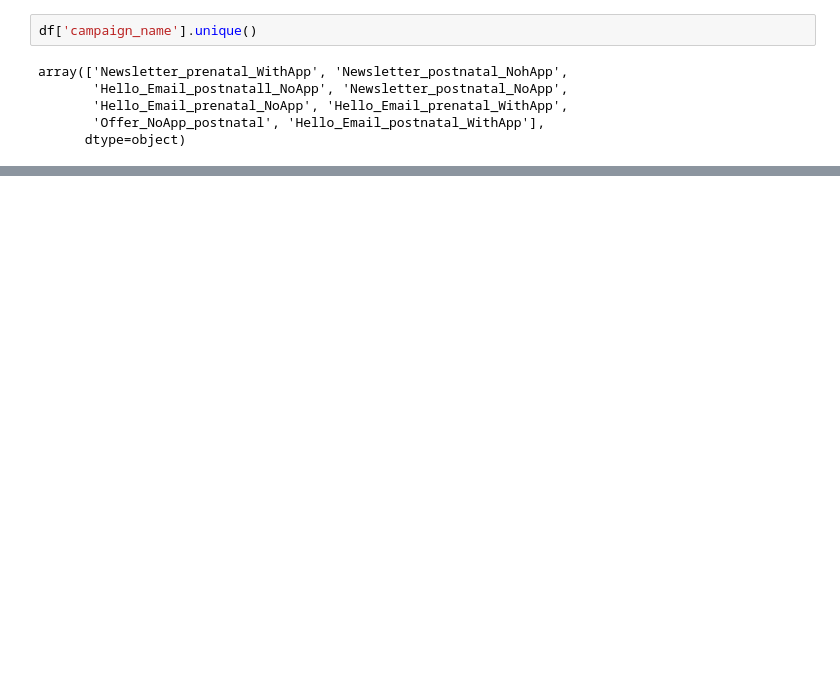
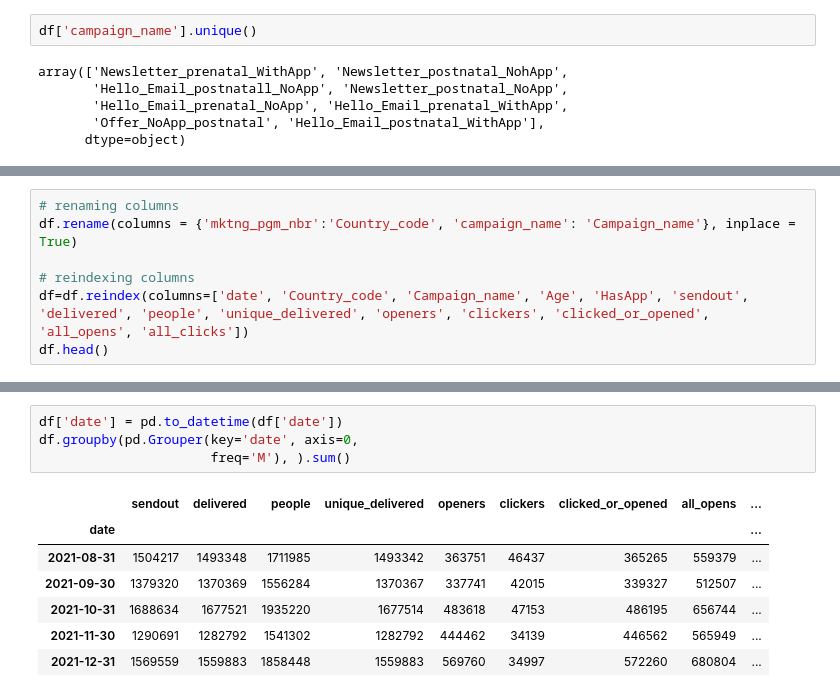
Before and after one commit to amansingla444/Data-Cleaning-and-Visualization-with-Python, a Jupyter notebook: code.ipynb, the cells around one changed output, grey strips where cells are left out. Saved outputs shown, nothing was run; the diff lists cells and outputs as text; blank space fills up the shorter version.

```diff
--- a/code.ipynb
+++ b/code.ipynb
@@ -78,0 +81,7 @@ array(['Newsletter_prenatal_WithApp', 'Newsletter_postnatal_NoApp',
+# %%
+# renaming columns
+df.rename(columns = {'mktng_pgm_nbr':'Country_code', 'campaign_name': 'Campaign_name'}, inplace = True)
+
+# reindexing columns
+df=df.reindex(columns=['date', 'Country_code', 'Campaign_name', 'Age', 'HasApp', 'sendout', 'delivered', 'people', 'unique_delivered', 'openers', 'clickers', 'clicked_or_opened', 'all_opens', 'all_clicks'])
+df.head()
@@ -78,0 +95,12 @@ array(['Newsletter_prenatal_WithApp', 'Newsletter_postnatal_NoApp',
+# %%
+df['date'] = pd.to_datetime(df['date'])
+df.groupby(pd.Grouper(key='date', axis=0,
+                      freq='M'), ).sum()
+# %% [output]
+|  | sendout | delivered | people | unique_delivered | openers | clickers | clicked_or_opened | all_opens | ... |
+| date |  |  |  |  |  |  |  |  | ... |
+| 2021-08-31 | 1504217 | 1493348 | 1711985 | 1493342 | 363751 | 46437 | 365265 | 559379 | ... |
+| 2021-09-30 | 1379320 | 1370369 | 1556284 | 1370367 | 337741 | 42015 | 339327 | 512507 | ... |
+| 2021-10-31 | 1688634 | 1677521 | 1935220 | 1677514 | 483618 | 47153 | 486195 | 656744 | ... |
+| 2021-11-30 | 1290691 | 1282792 | 1541302 | 1282792 | 444462 | 34139 | 446562 | 565949 | ... |
+| 2021-12-31 | 1569559 | 1559883 | 1858448 | 1559883 | 569760 | 34997 | 572260 | 680804 | ... |
```
Also changed, not shown: parts of 6 cells of this notebook.
